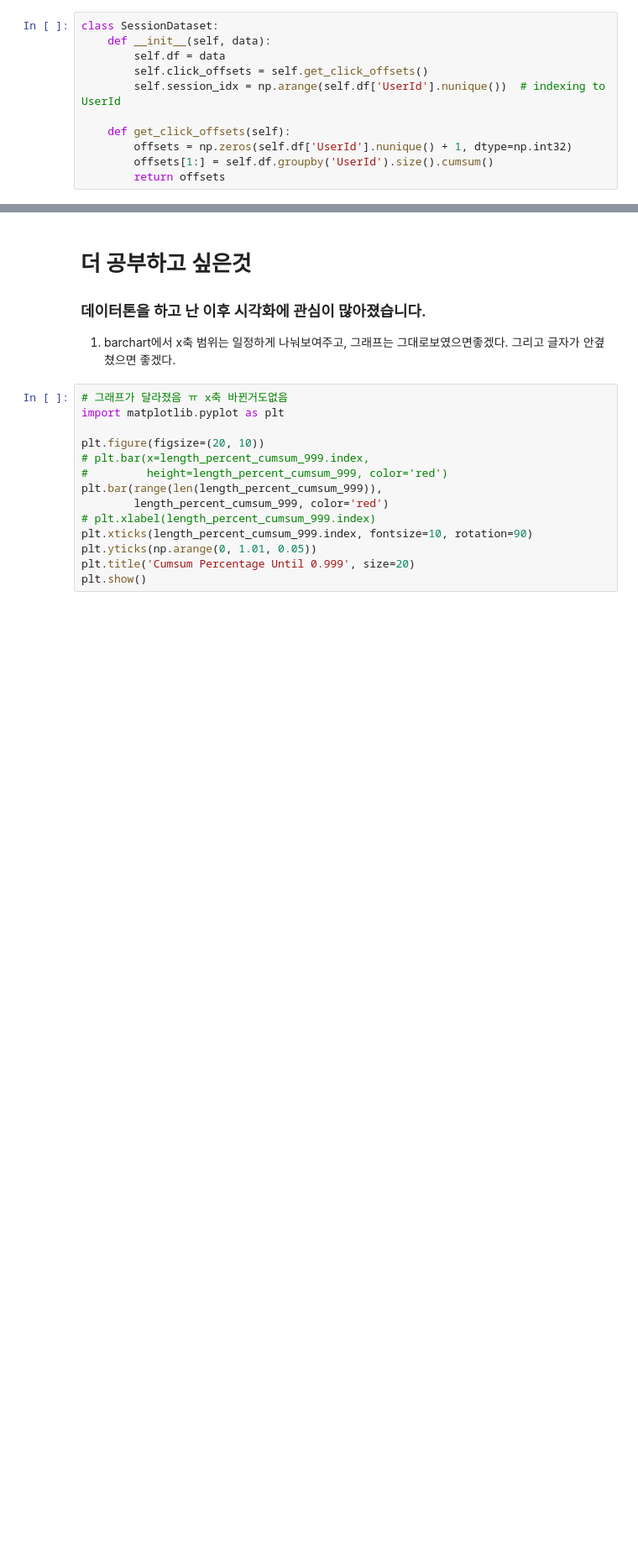
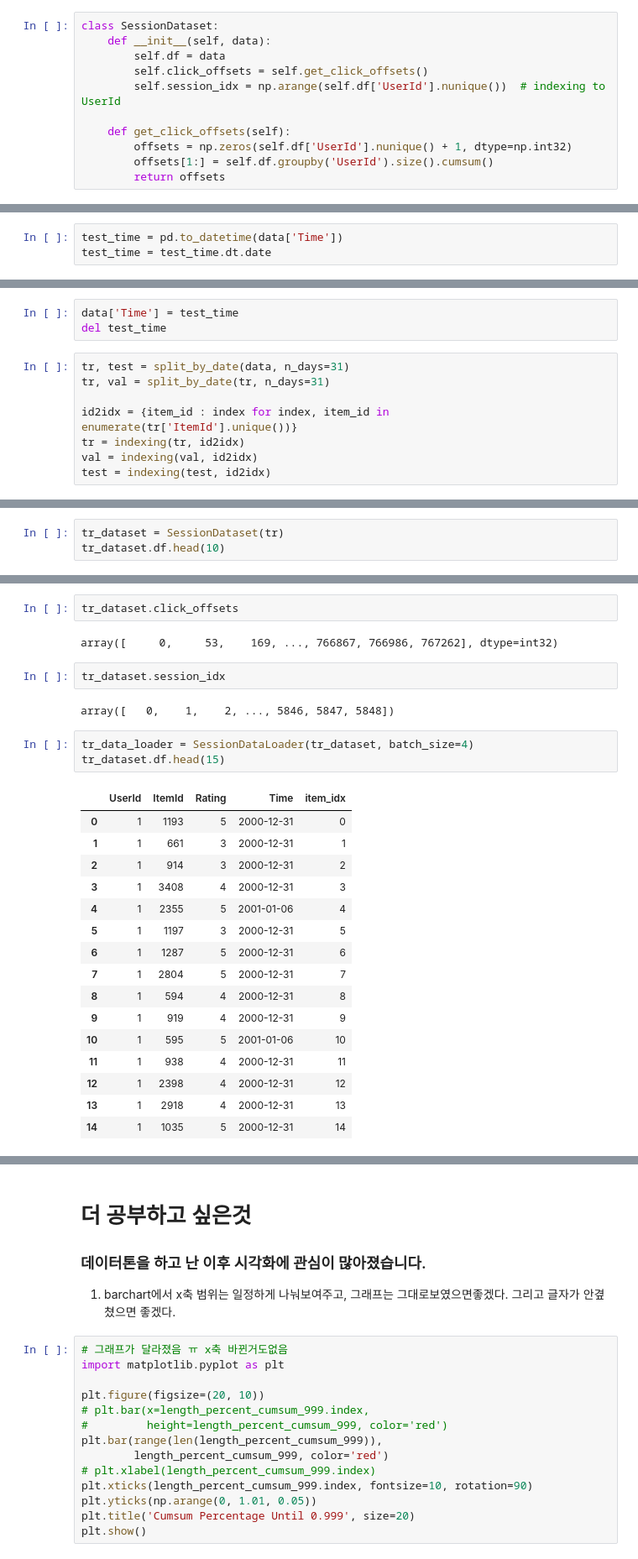
Before and after one commit to Nega0619/Aiffel_Submitted_Exploration_nodes, a Jupyter notebook: [ex_16] Predicting the movie to watch next time.ipynb, the cells around one changed output, grey strips where cells are left out. Shown: that part at 84% size. Cells and saved outputs as stored; diff of their text form; blank space fills up the shorter version.

```diff
--- a/[ex_16] Predicting the movie to watch next time.ipynb
+++ b/[ex_16] Predicting the movie to watch next time.ipynb
@@ -483,0 +832,3 @@ tr_dataset.session_idx
+# %%
+test_time = pd.to_datetime(data['Time'])
+test_time = test_time.dt.date
@@ -483,0 +850,11 @@ tr_dataset.session_idx
+# %%
+data['Time'] = test_time
+del test_time
+# %%
+tr, test = split_by_date(data, n_days=31)
+tr, val = split_by_date(tr, n_days=31)
+
+id2idx = {item_id : index for index, item_id in enumerate(tr['ItemId'].unique())}
+tr = indexing(tr, id2idx)
+val = indexing(val, id2idx)
+test = indexing(test, id2idx)
@@ -483,0 +863,3 @@ tr_dataset.session_idx
+# %%
+tr_dataset = SessionDataset(tr)
+tr_dataset.df.head(10)
@@ -483,0 +878,28 @@ tr_dataset.session_idx
+# %%
+tr_dataset.click_offsets
+# %% [output]
+array([     0,     53,    169, ..., 766867, 766986, 767262], dtype=int32)
+# %%
+tr_dataset.session_idx
+# %% [output]
+array([   0,    1,    2, ..., 5846, 5847, 5848])
+# %%
+tr_data_loader = SessionDataLoader(tr_dataset, batch_size=4)
+tr_dataset.df.head(15)
+# %% [output]
+|  | UserId | ItemId | Rating | Time | item_idx |
+| 0 | 1 | 1193 | 5 | 2000-12-31 | 0 |
+| 1 | 1 | 661 | 3 | 2000-12-31 | 1 |
+| 2 | 1 | 914 | 3 | 2000-12-31 | 2 |
+| 3 | 1 | 3408 | 4 | 2000-12-31 | 3 |
+| 4 | 1 | 2355 | 5 | 2001-01-06 | 4 |
+| 5 | 1 | 1197 | 3 | 2000-12-31 | 5 |
+| 6 | 1 | 1287 | 5 | 2000-12-31 | 6 |
+| 7 | 1 | 2804 | 5 | 2000-12-31 | 7 |
+| 8 | 1 | 594 | 4 | 2000-12-31 | 8 |
+| 9 | 1 | 919 | 4 | 2000-12-31 | 9 |
+| 10 | 1 | 595 | 5 | 2001-01-06 | 10 |
+| 11 | 1 | 938 | 4 | 2000-12-31 | 11 |
+| 12 | 1 | 2398 | 4 | 2000-12-31 | 12 |
+| 13 | 1 | 2918 | 4 | 2000-12-31 | 13 |
+| 14 | 1 | 1035 | 5 | 2000-12-31 | 14 |
```
Also changed, not shown: parts of 45 cells of this notebook.
